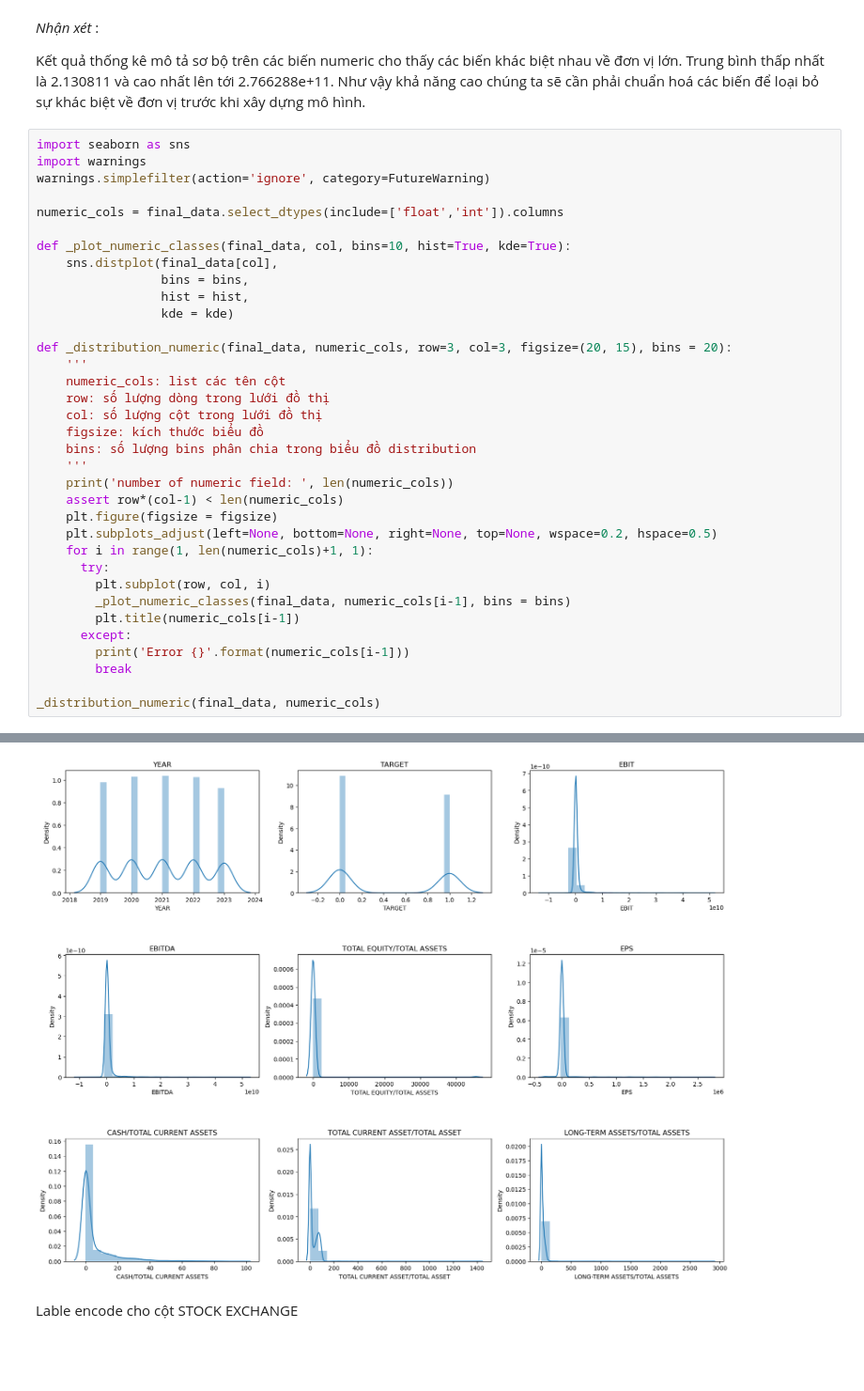
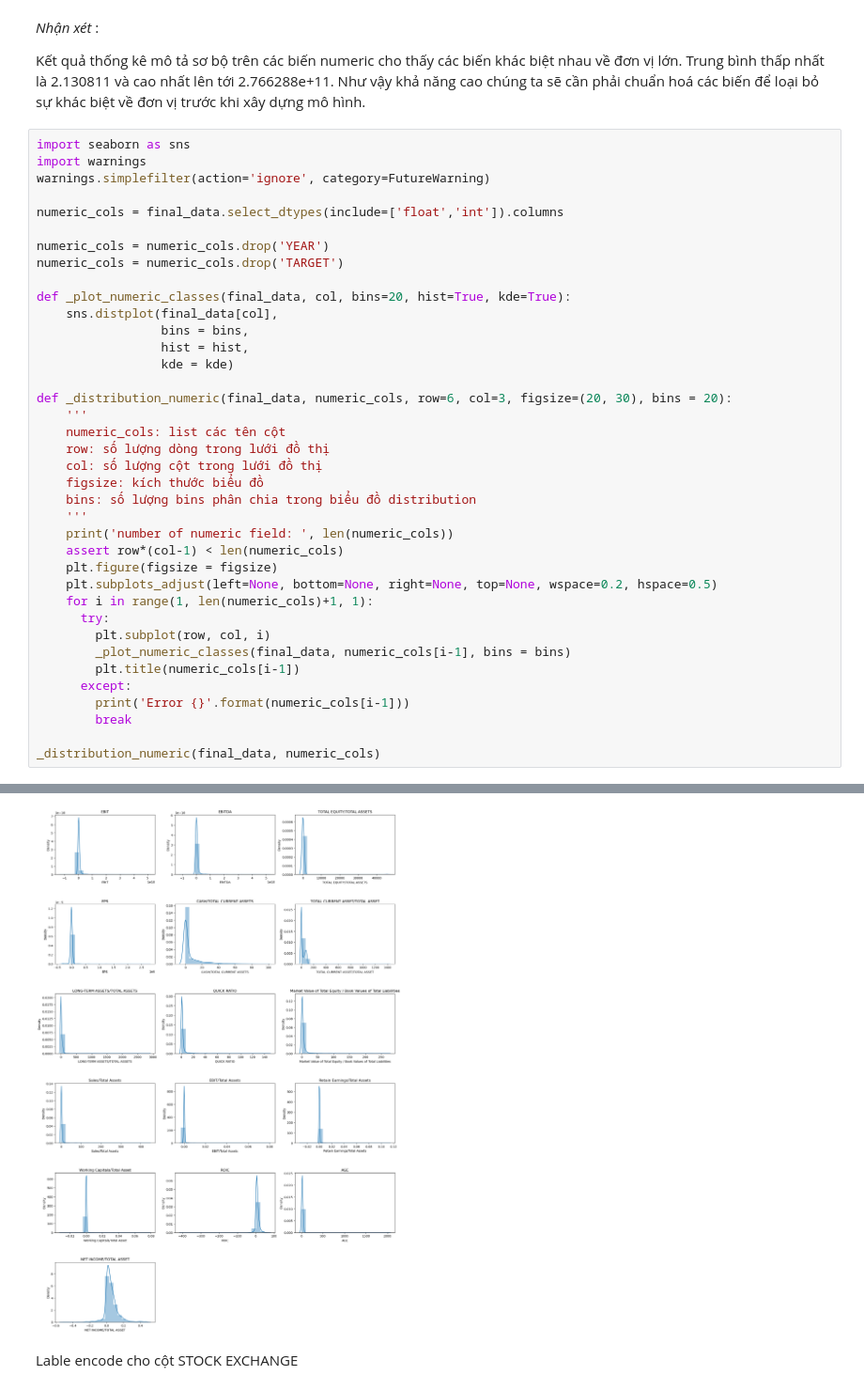
Before and after one commit to anhducbuui270802/FINANCIAL-DISTRESS-PREDICTION-, a Jupyter notebook: STEP1_Data_Preprocessing.ipynb, the cells around one changed output, grey strips where cells are left out. Shown: that part at 94% size. Drawn from its saved outputs; the diff is of its cells as text; blank space fills up the shorter version.

```diff
--- a/STEP1_Data_Preprocessing.ipynb
+++ b/STEP1_Data_Preprocessing.ipynb
@@ -259,13 +253,16 @@ warnings.simplefilter(action='ignore', category=FutureWarning)
 
 numeric_cols = final_data.select_dtypes(include=['float','int']).columns
 
-def _plot_numeric_classes(final_data, col, bins=10, hist=True, kde=True):
+numeric_cols = numeric_cols.drop('YEAR')
+numeric_cols = numeric_cols.drop('TARGET')
+
+def _plot_numeric_classes(final_data, col, bins=20, hist=True, kde=True):
     sns.distplot(final_data[col],
                  bins = bins,
                  hist = hist,
                  kde = kde)
 
-def _distribution_numeric(final_data, numeric_cols, row=3, col=3, figsize=(20, 15), bins = 20):
+def _distribution_numeric(final_data, numeric_cols, row=6, col=3, figsize=(20, 30), bins = 20):
     '''
     numeric_cols: list các tên cột
     row: số lượng dòng trong lưới đồ thị
@@ -327,4 +289,4 @@ Error QUICK RATIO
-[figure, old version]
+[figure, new version]
 # %% [markdown]
 Lable encode cho cột STOCK EXCHANGE
 # %%
```
Also changed, not shown: parts of 15 cells of this notebook, 15 other files.
